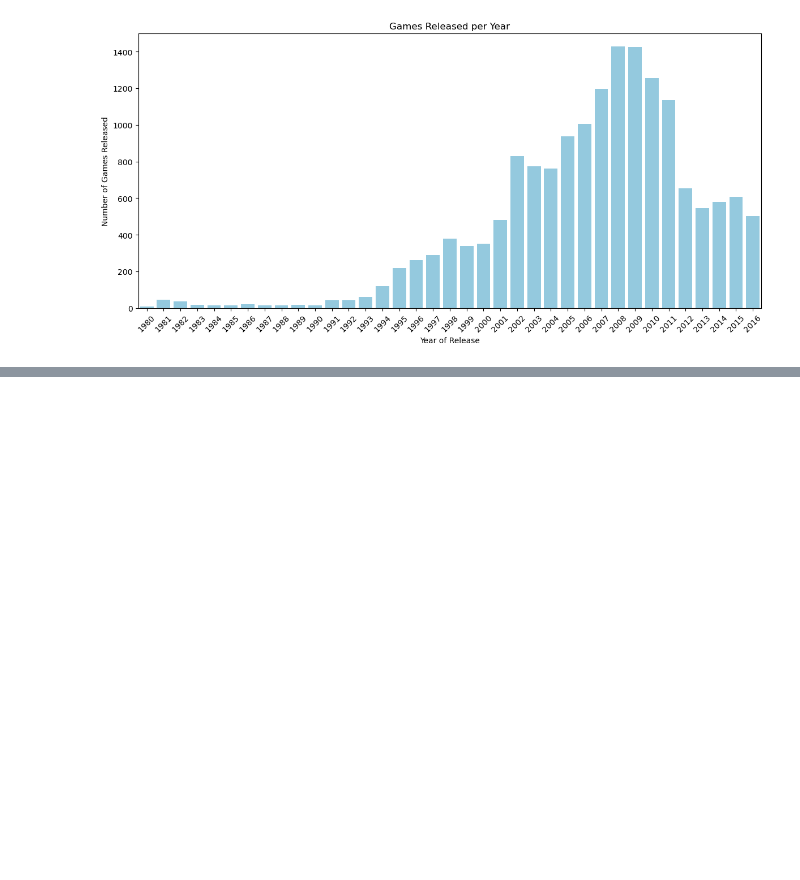
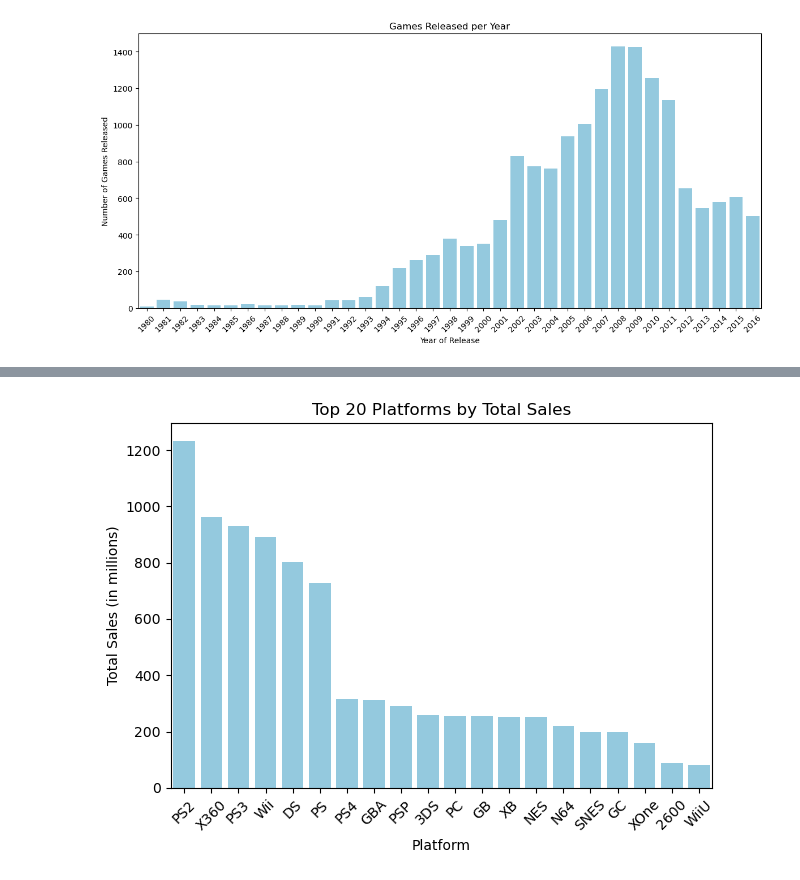
Before and after one commit to Flamingo-Rocker/Video-Game-Marketing-Strategy, a Jupyter notebook: notebooks/Video Game EDA & SDA.ipynb, the cells around one changed output, grey strips where cells are left out. Cells and saved outputs as stored; diff of their text form; code cells hidden in the pictures; blank space fills up the shorter version.

```diff
--- a/notebooks/Video Game EDA & SDA.ipynb
+++ b/notebooks/Video Game EDA & SDA.ipynb
@@ -201,0 +239,37 @@ top_10_platforms
+# %%
+platform_sales = games.groupby(['platform'])['total_sales'].sum().reset_index()
+platform_sales = platform_sales.sort_values(by='total_sales', ascending=False)
+top_20_platforms = platform_sales.head(20)
+sns.barplot(data=top_20_platforms, x='platform', y='total_sales', color='skyblue')
+plt.xlabel('Platform')
+plt.ylabel('Total Sales (in millions)')
+plt.title('Top 20 Platforms by Total Sales')
+plt.xticks(rotation=45)
+plt.tight_layout()
+plt.show()
+
+top_20_platforms
+
+
+t20platform_sales_per_year = games[
+    (games['platform'].isin(top_20_platforms['platform'])) &
+    (games['year_of_release'] >= 1990)
+    ].groupby(['year_of_release', 'platform'])['total_sales'].sum().reset_index()
+
+sales_dist = px.line(
+    t20platform_sales_per_year,
+    x='year_of_release',
+    y='total_sales',
+    title='Total Sales by Top 20 Platforms Over the Years',
+    color='platform',
+    markers=True
+)
+
+sales_dist.update_layout(
+    xaxis_title='Year of Release',
+    yaxis_title='Total Sales (in millions)',
+    legend_title_text='Platform'
+)
+sales_dist.show()
+# %% [output]
+[figure, added]
```
Also changed, not shown: parts of 10 cells of this notebook.
